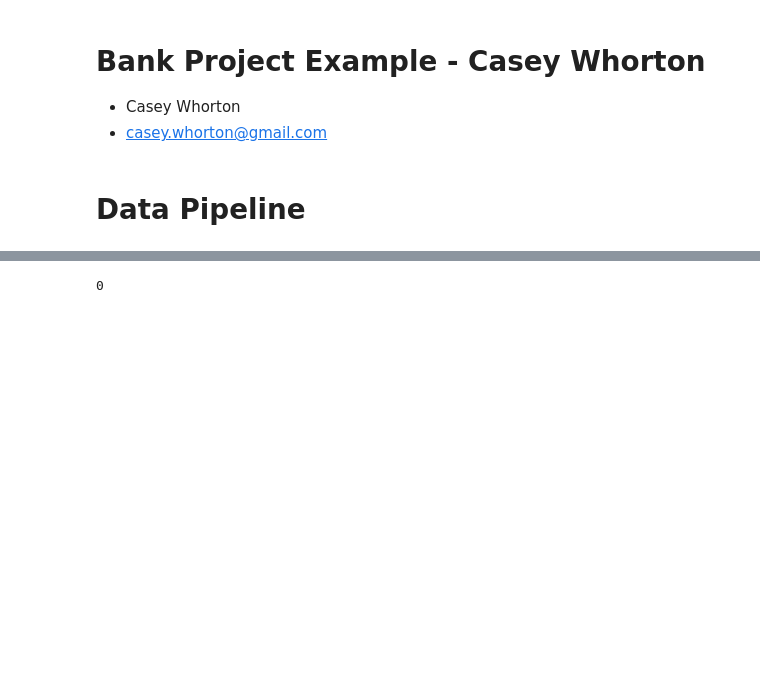
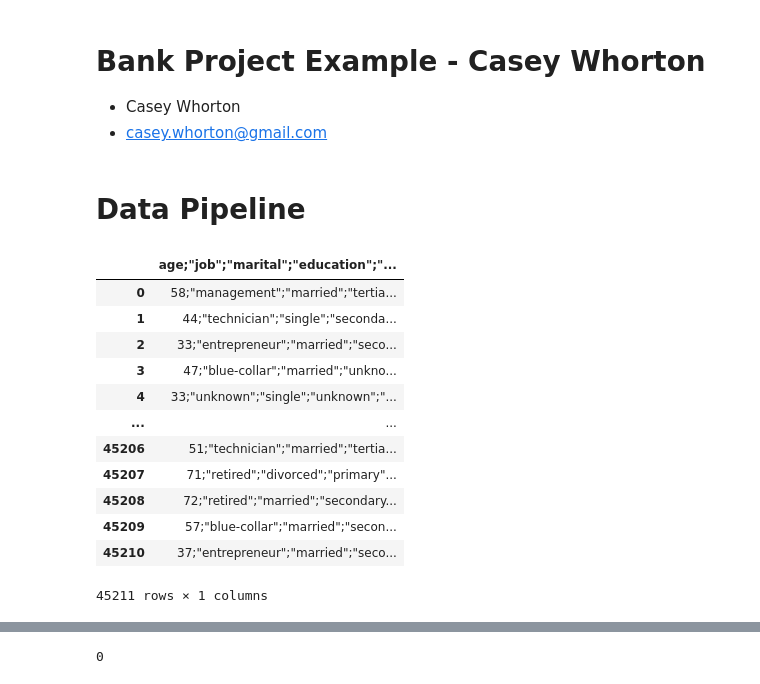
Before and after one commit to caseywasey/Bank-Marketing-Data-Set-Example-Project, a Jupyter notebook: Bank Project Example - Casey Whorton.ipynb, the cells around one changed output, grey strips where cells are left out. Saved outputs shown, nothing was run; the diff lists cells and outputs as text; code cells hidden in the pictures; blank space fills up the shorter version.

```diff
--- a/Bank Project Example - Casey Whorton.ipynb
+++ b/Bank Project Example - Casey Whorton.ipynb
@@ -40,3 +41,19 @@ df = pd.read_csv('C:/Users/casey/OneDrive/Desktop/bank/bank-full-LAPTOP-T58B8TK5
+# %%
+df
+# %% [output]
+|  | age;"job";"marital";"education";"... |
+| 0 | 58;"management";"married";"tertia... |
+| 1 | 44;"technician";"single";"seconda... |
+| 2 | 33;"entrepreneur";"married";"seco... |
+| 3 | 47;"blue-collar";"married";"unkno... |
+| 4 | 33;"unknown";"single";"unknown";"... |
+| ... | ... |
+| 45206 | 51;"technician";"married";"tertia... |
+| 45207 | 71;"retired";"divorced";"primary"... |
+| 45208 | 72;"retired";"married";"secondary... |
+| 45209 | 57;"blue-collar";"married";"secon... |
+| 45210 | 37;"entrepreneur";"married";"seco... |
+45211 rows × 1 columns
 # %%
 # Data Transformation Pipeline
 
```
Also changed, not shown: parts of 3 cells of this notebook.
